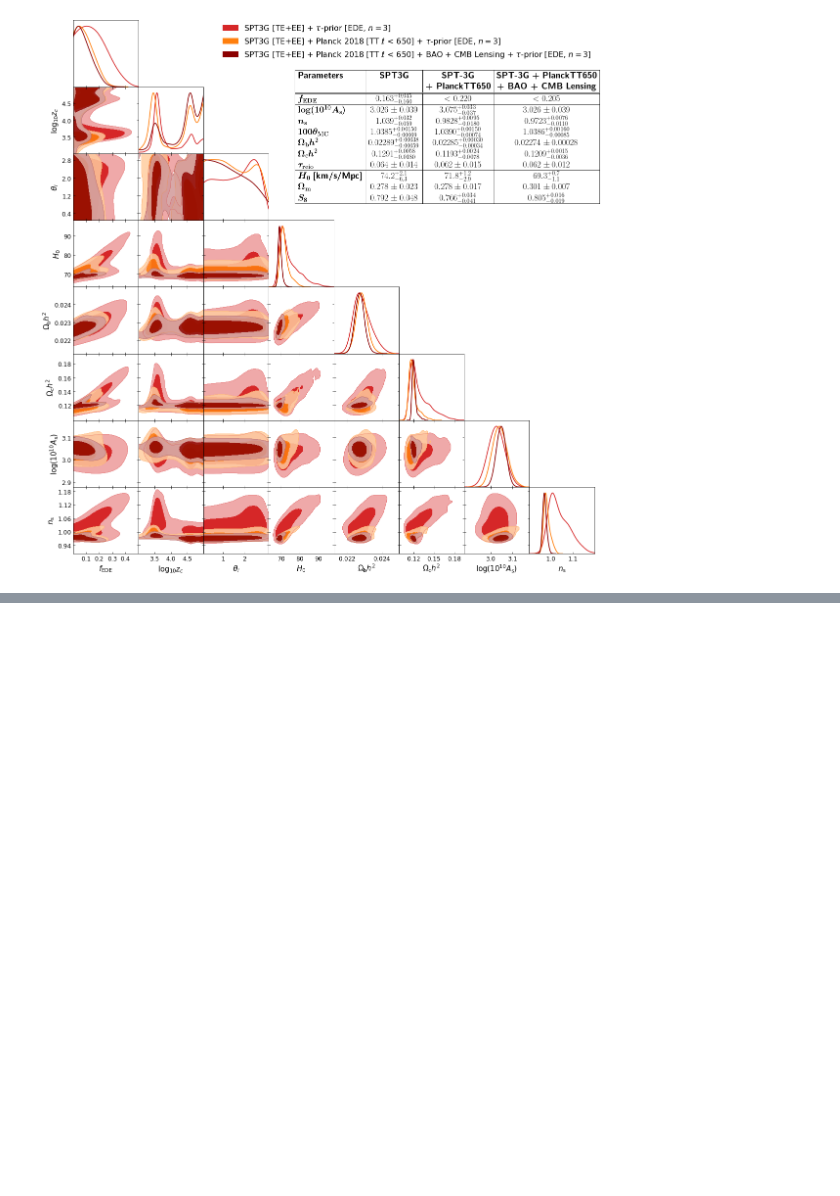
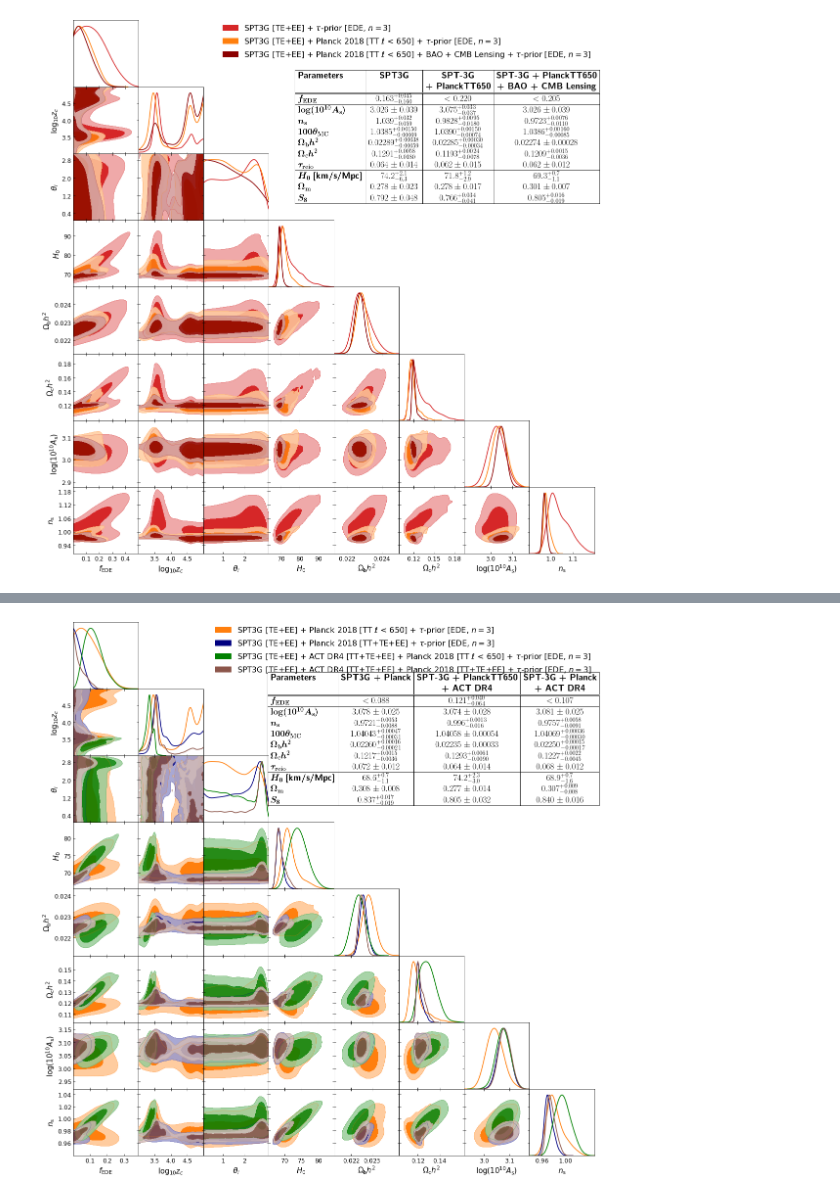
Before and after one commit to adrien-laposta/ede_spt, a Jupyter notebook: notebooks/ede_spt.ipynb, the cells around one changed output, grey strips where cells are left out. Cells and saved outputs as stored; diff of their text form; code cells hidden in the pictures; blank space fills up the shorter version.

```diff
--- a/notebooks/ede_spt.ipynb
+++ b/notebooks/ede_spt.ipynb
@@ -150,0 +257,36 @@ g.fig.text(s=table_results.replace("\n", ""), **kwargs);
+# %%
+chains = ["spt3g_p18tt650", "spt3g_p18full", "spt3g_act_p18tt650", "spt3g_act_p18full"]
+
+g = plots.get_subplot_plotter(settings=get_default_settings())
+g.triangle_plot(
+    get(chains, "samples"),
+    params=params,
+    legend_labels=get(chains, "label"),
+    contour_colors=get(chains, "color"),
+    filled=True,
+)
+
+table_results = r"""
+\begin{tabular}{|l|c|c|c|}
+\hline
+\textbf{Parameters} & \textbf{SPT3G + Planck} & \textbf{SPT-3G + PlanckTT650}  & \textbf{SPT-3G + Planck} \\
+                    &                         & \textbf{+ ACT DR4}             & \textbf{+ ACT DR4} \\
+\hline\hline
+\boldmath{$f_\mathrm{EDE}$} & $<0.088$ & $0.121^{+0.040}_{-0.064}$ & $<0.107$ \\
+\hline
+\boldmath{$\log(10^{10}A_\mathrm{s})$} & $3.078\pm 0.025$                & $3.074\pm 0.028$            & $3.081\pm 0.025$ \\
+\boldmath{$n_\mathrm{s}$}              & $0.9721^{+0.0053}_{-0.0088}$    & $0.996^{+0.0013}_{-0.016}$  & $0.9757^{+0.0058}_{-0.0091}$ \\
+\boldmath{$100\theta_\mathrm{MC}$}     & $1.04043^{+0.00047}_{-0.00031}$ & $1.04058\pm 0.00054$        & $1.04069^{+0.00036}_{-0.00030}$ \\
+\boldmath{$\Omega_\mathrm{b}h^2$}      & $0.02260^{+0.00016}_{-0.00021}$ & $0.02235\pm 0.00033$        & $0.02250^{+0.00015}_{-0.00017}$\\
+\boldmath{$\Omega_\mathrm{c}h^2$}      & $0.1217^{+0.0015}_{-0.0036}$    & $0.1293^{+0.0061}_{-0.0090}$ & $0.1227^{+0.0022}_{-0.0045}$ \\
+\boldmath{$\tau_\mathrm{reio}$}        & $0.072\pm 0.012$                & $0.064\pm 0.014$             & $0.068\pm 0.012$ \\
+\hline
+\boldmath{$H_0$} \textbf{[km/s/Mpc]} & $68.6^{+0.7}_{-1.1}$      & $74.2^{+2.3}_{-3.0}$ & $68.9^{+0.7}_{-1.6}$   \\
+\boldmath{$\Omega_\mathrm{m}$}       & $0.308\pm 0.008$          & $0.277\pm 0.014$     & $0.307^{+0.009}_{-0.008}$ \\
+\boldmath{$S_8$}                     & $0.837^{+0.017}_{-0.019}$ & $0.805\pm 0.032$     & $0.840\pm 0.016$ \\
+\hline
+\end{tabular}
+"""
+g.fig.text(s=table_results.replace("\n", ""), **text_kwargs);
+# %% [output]
+[figure, added]
```
Also changed, not shown: parts of 30 cells of this notebook.
